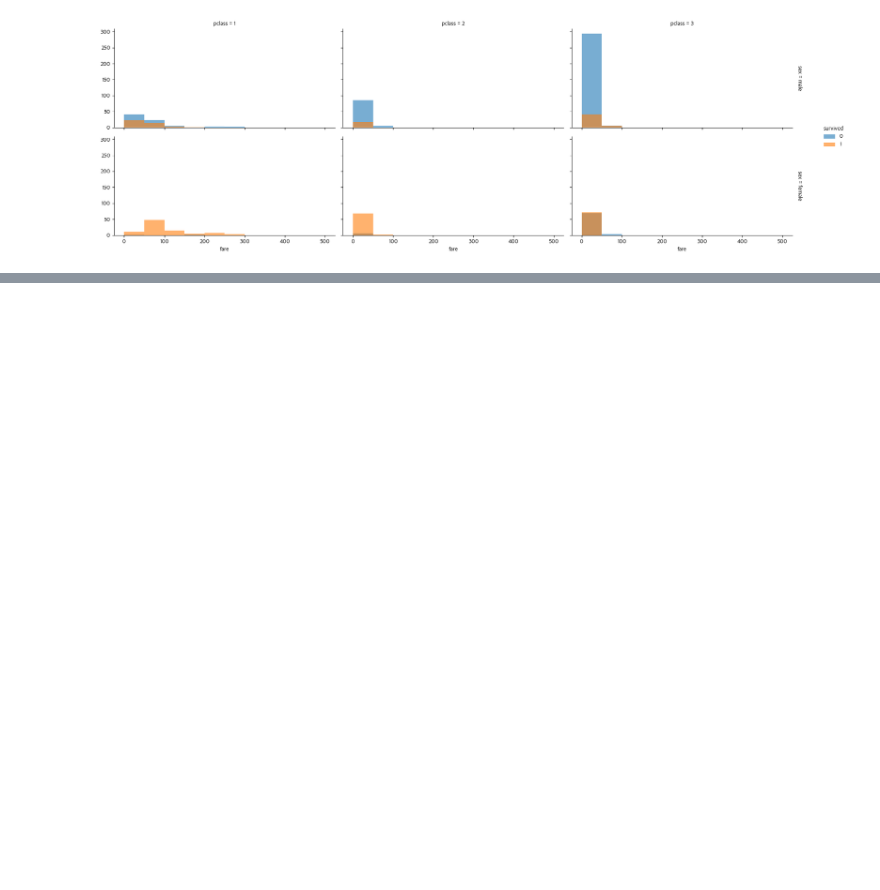
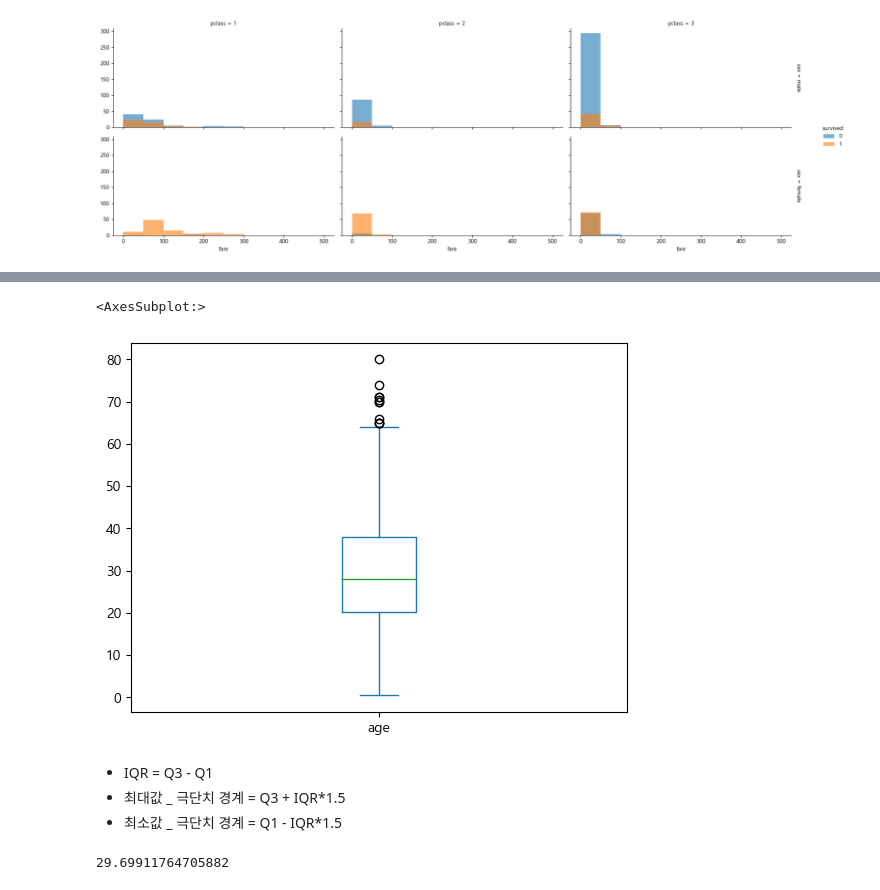
Before and after one commit to sshun02/K-Digital-Training, a Jupyter notebook: Python Learning/day15/[20]EDA_시각화_2.ipynb, the cells around one changed output, grey strips where cells are left out. Cells and saved outputs as stored; diff of their text form; code cells hidden in the pictures; blank space fills up the shorter version.

```diff
--- a/Python Learning/day15/[20]EDA_시각화_2.ipynb
+++ b/Python Learning/day15/[20]EDA_시각화_2.ipynb
@@ -157,0 +195,17 @@ AttributeError: PathCollection.set() got an unexpected keyword argument 'split'
+# %%
+titanic['age'].plot.box()
+# %% [output]
+<AxesSubplot:>
+[figure, added]
+# %% [markdown]
+- IQR = Q3 - Q1
+- 최대값 _ 극단치 경계 = Q3 + IQR*1.5
+- 최소값 _ 극단치 경계 = Q1 - IQR*1.5
+# %%
+# age로 등급별 생존율 구하기 1-1 / 피벗과 통계함수를 확인
+titanic.pivot_table('survived', 'age', aggfunc='mean')
+titanic['age'].min() # 0.42
+titanic['age'].max() # 80.0
+titanic['age'].mean() # 29.699
+# %% [output]
+29.69911764705882
```
Also changed, not shown: parts of 27 cells of this notebook, 10 other files.
